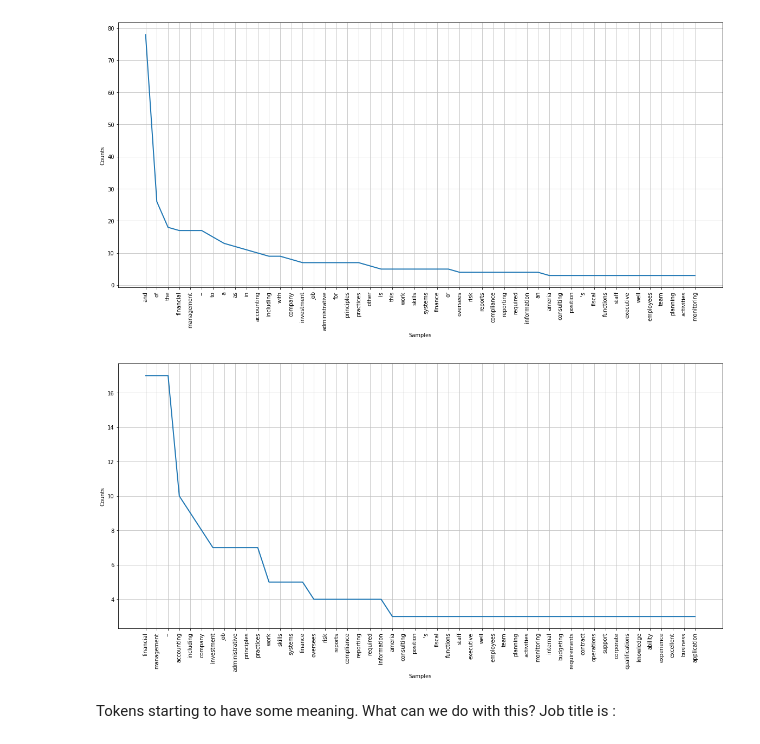
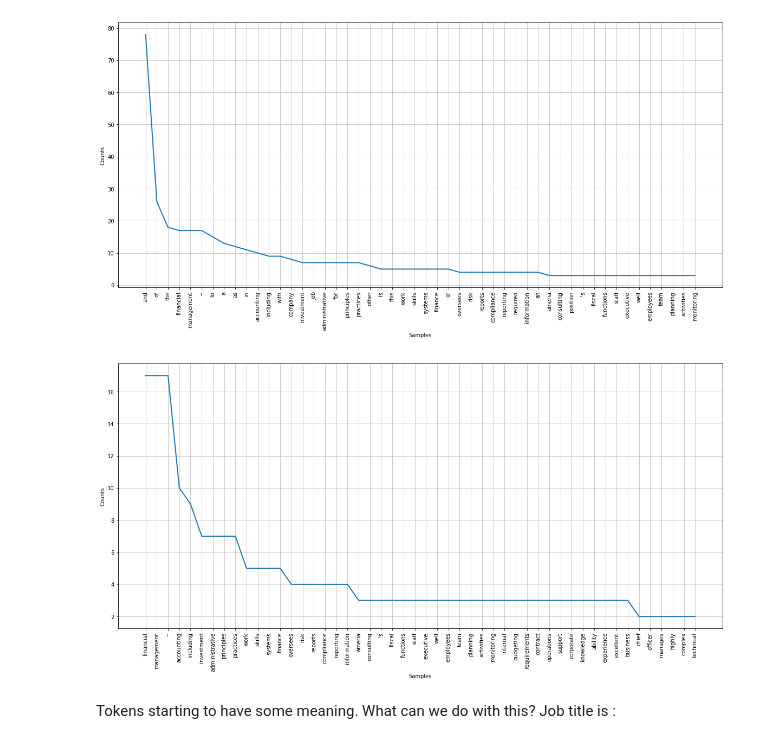
Before and after one commit to lppier/Armenian_Online_Job_Postings_Text_Mining, a Jupyter notebook: clustering_industry/explore_text.ipynb, the cells around one changed output. Saved outputs shown, nothing was run; the diff lists cells and outputs as text; code cells hidden in the pictures.

```diff
--- a/clustering_industry/explore_text.ipynb
+++ b/clustering_industry/explore_text.ipynb
@@ -9,7 +9,7 @@ from nltk import word_tokenize, FreqDist
 from nltk.corpus import stopwords
 import pandas as pd
 # %%
-df_ori = pd.read_csv('./data/data job posts.csv')
+df_ori = pd.read_csv('../data/data job posts.csv')
 df_ori.head()
 print(df_ori.shape)
 df = df_ori.drop_duplicates(['jobpost','Title'])
@@ -148,13 +149,15 @@ fd.plot(50)
 # %%
 # Remove stopwords, and try again
 stop = stopwords.words('english')
+stop.extend(['armenian','armenia', 'job', 'title', 'position', 'location', 'responsibilities', 'application', 'procedures',
+                 'deadline', 'required', 'qualifications', 'renumeration', 'salary', 'date', 'company'])
 tokens_nostop = [t for t in tokens_nop if t not in stop]
 plt.figure(figsize=(20, 9))
 fd = nltk.FreqDist(tokens_nostop)  # case sensitive!
 fd.most_common(50)
 fd.plot(50)
 # %% [output]
-[figure, old version]
+[figure, new version]
 # %% [markdown]
 Tokens starting to have some meaning. What can we do with this?
 Job title is :
```
Also changed, not shown: parts of 15 cells of this notebook, 2 other files.
